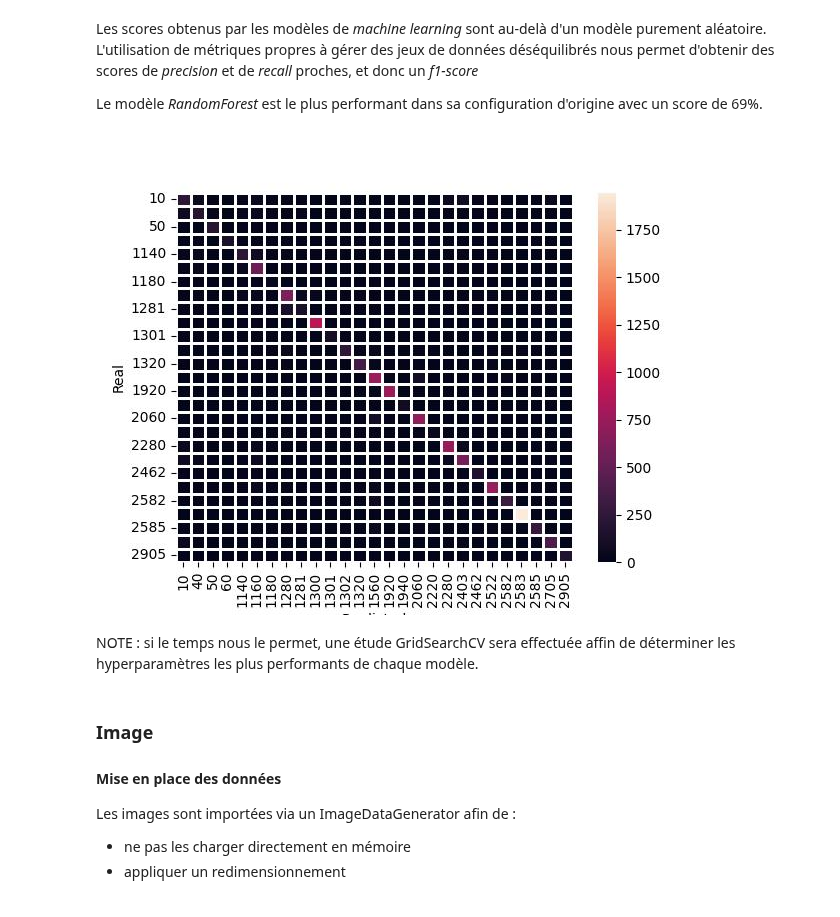
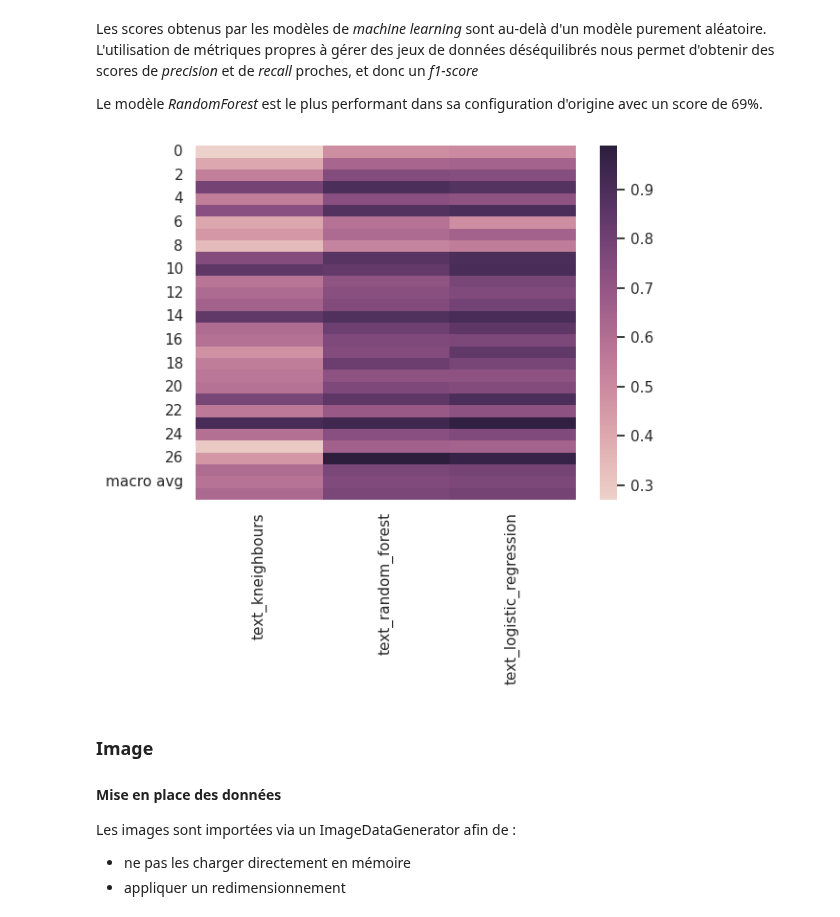
Before and after one commit to data-modelisation/rakuten, a Jupyter notebook: notebooks/exploratory_modelisation.ipynb, the cells around one changed output. Drawn from its saved outputs; the diff is of its cells as text; code cells hidden in the pictures.

```diff
--- a/notebooks/exploratory_modelisation.ipynb
+++ b/notebooks/exploratory_modelisation.ipynb
@@ -94,12 +94,10 @@ Les scores obtenus par les modèles de *machine learning* sont au-delà d'un mod
 
 Le modèle *RandomForest* est le plus performant dans sa configuration d'origine avec un score de 69%.
 # %%
-df = pd.read_csv("../src/models/text/summary_f1-score.csv")
-sns.heatmap(data=df)
+df = pd.read_csv("../src/models/text/summary_f1-score.csv", index_col=0)
+sns.heatmap(df, cmap=sns.cubehelix_palette(as_cmap=True));
 # %% [output]
-[figure, old version]
+[figure, new version]
-# %% [markdown]
-NOTE : si le temps nous le permet, une étude GridSearchCV sera effectuée affin de déterminer les hyperparamètres les plus performants de chaque modèle.
 # %% [markdown]
 
 ### Image
```
Also changed, not shown: parts of 2 cells of this notebook.
